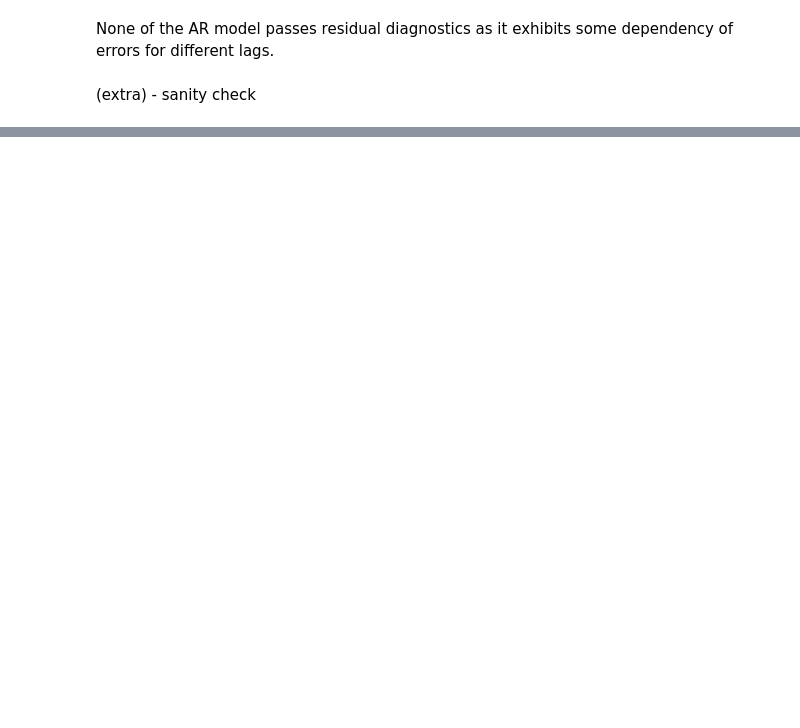
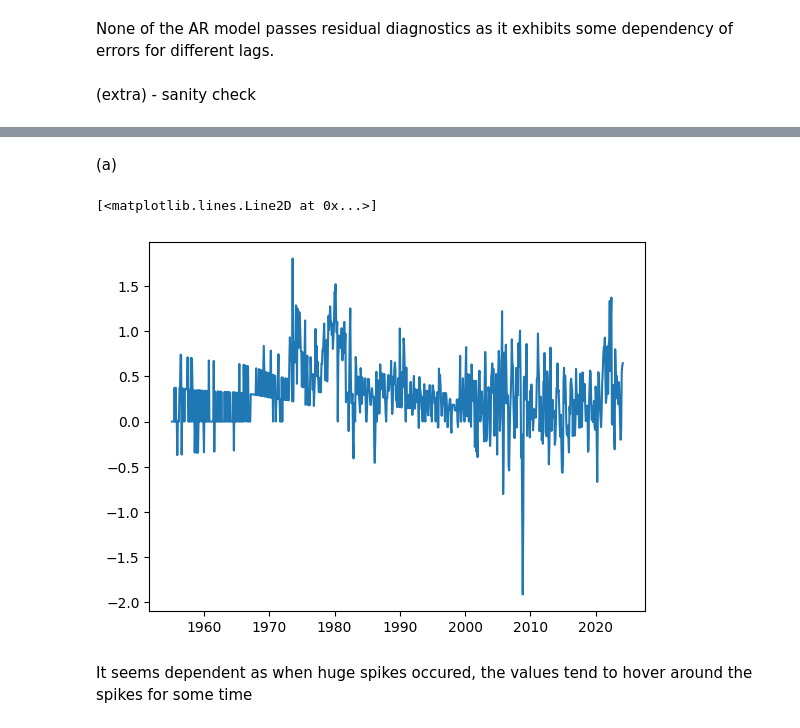
Before and after one commit to Kevin-finance/BUSN-41910-Time-series, a Jupyter notebook: src/Week2/HW2_MSK.ipynb, the cells around one changed output, grey strips where cells are left out. Drawn from its saved outputs; the diff is of its cells as text; code cells hidden in the pictures; blank space fills up the shorter version.

```diff
--- a/src/Week2/HW2_MSK.ipynb
+++ b/src/Week2/HW2_MSK.ipynb
@@ -703,0 +592,12 @@ plt.show()
+# %%
+fred = pd.read_excel("../../data/CPALTT01USM657N.xlsx",sheet_name="Monthly")
+fred.set_index("observation_date",inplace=True)
+# %% [markdown]
+(a)
+# %%
+plt.plot(fred)
+# %% [output]
+[<matplotlib.lines.Line2D at 0x...>]
+[figure, added]
+# %% [markdown]
+It seems dependent as when huge spikes occured, the values tend to hover around the spikes for some time
```
Also changed, not shown: parts of 43 cells of this notebook, 2 other files.
